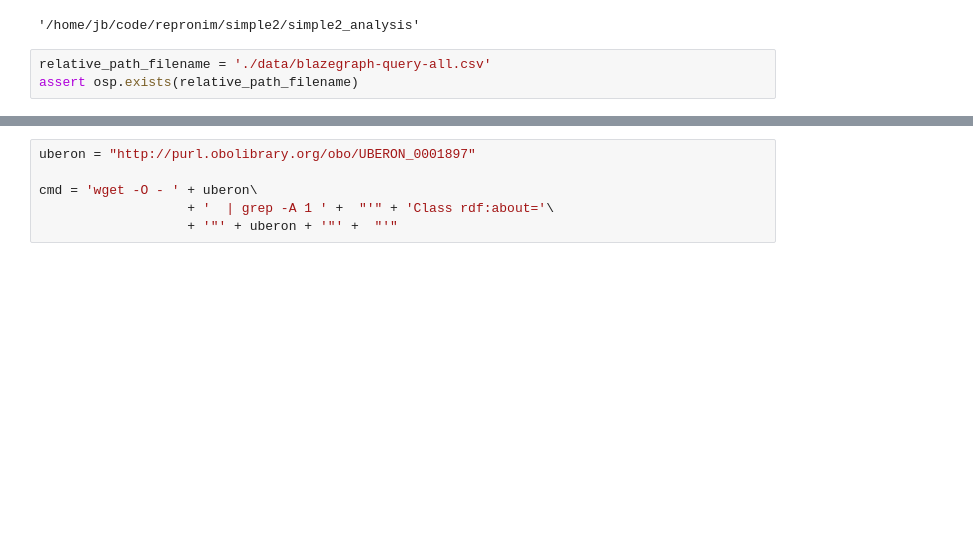
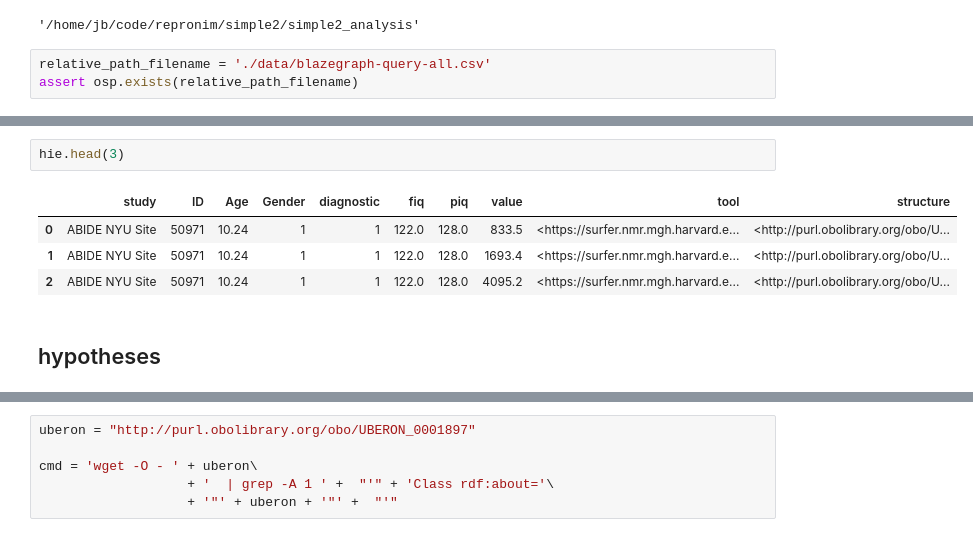
Before and after one commit to jbpoline/simple2_analysis, a Jupyter notebook: analysis-2.ipynb, the cells around one changed output, grey strips where cells are left out. Drawn from its saved outputs; the diff is of its cells as text; blank space fills up the shorter version.

```diff
--- a/analysis-2.ipynb
+++ b/analysis-2.ipynb
@@ -27,0 +73,9 @@ assert len(original_col_names) == len(set(original_col_names))
+# %%
+hie.head(3)
+# %% [output]
+|  | study | ID | Age | Gender | diagnostic | fiq | piq | value | tool | structure |
+| 0 | ABIDE NYU Site | 50971 | 10.24 | 1 | 1 | 122.0 | 128.0 | 833.5 | <https://surfer.nmr.mgh.harvard.e... | <http://purl.obolibrary.org/obo/U... |
+| 1 | ABIDE NYU Site | 50971 | 10.24 | 1 | 1 | 122.0 | 128.0 | 1693.4 | <https://surfer.nmr.mgh.harvard.e... | <http://purl.obolibrary.org/obo/U... |
+| 2 | ABIDE NYU Site | 50971 | 10.24 | 1 | 1 | 122.0 | 128.0 | 4095.2 | <https://surfer.nmr.mgh.harvard.e... | <http://purl.obolibrary.org/obo/U... |
+# %% [markdown]
+## hypotheses
```
Also changed, not shown: parts of 67 cells of this notebook.
